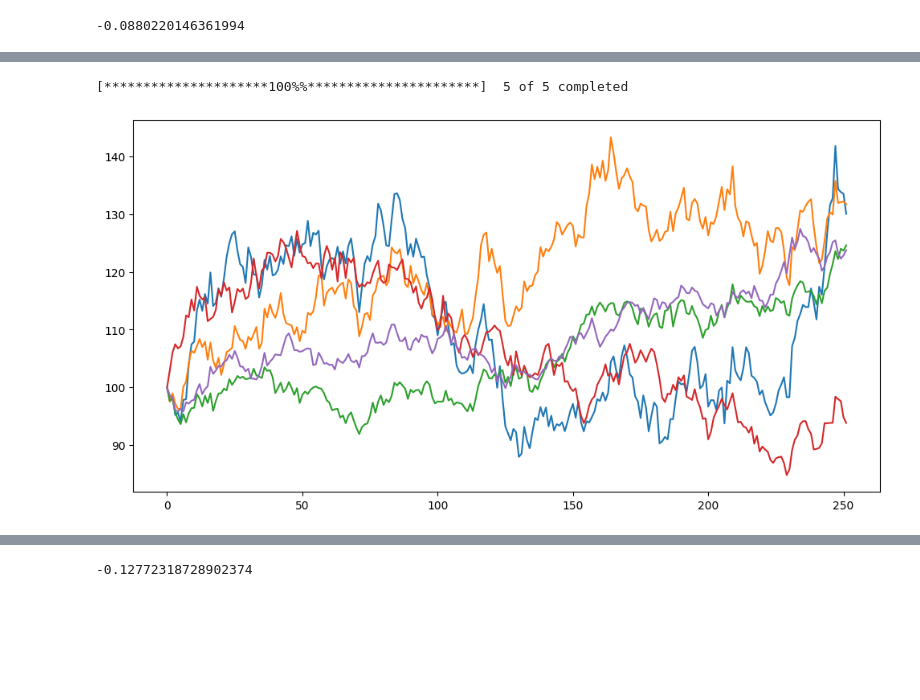
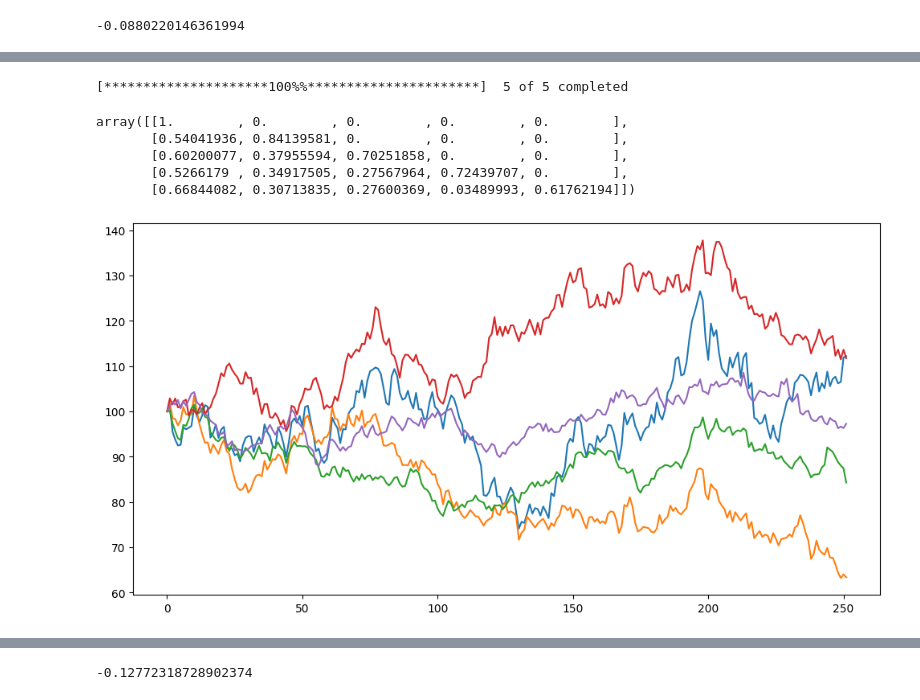
Before and after one commit to Huynh-Tr/MScFE-4, a Jupyter notebook: Derivative Pricing.ipynb, the cells around one changed output, grey strips where cells are left out. Cells and saved outputs as stored; diff of their text form; code cells hidden in the pictures; blank space fills up the shorter version.

```diff
--- a/Derivative Pricing.ipynb
+++ b/Derivative Pricing.ipynb
@@ -1909,6 +1907,3 @@ random_array = np.random.standard_normal(corr.shape[0])
 R@random_array
 # %% [output]
 array([0.49671415, 0.23576379, 0.71117103])
-# %%
-random_array = np.random.standard_normal(num)
-random_array @ R
@@ -1969,21 +1962,30 @@ def simulate_correlation_GBM(df_pct, vol, r=0.001, S0=100.0, T=252):
 tickers = ['AAPL', 'AMZN', 'META', 'GOOG', 'MSFT']
 
 df = yf.download(tickers, start='2013-11-08', period='10y')['Adj Close']
-df_pct = df.pct_change()
-vol = df.pct_change().std()
-corr = df.pct_change().corr()
+df_pct = df.pct_change().dropna()
+vol = df.pct_change().dropna().std()
+corr = df.pct_change().dropna().corr()
 corr
 
 R, RT, stock_array = simulate_correlation_GBM(df_pct, vol, r = 0.01, S0=100.0, T=252)
+R
 # %% [output]
 [*********************100%%**********************]  5 of 5 completed
+array([[1.        , 0.        , 0.        , 0.        , 0.        ],
+       [0.54041936, 0.84139581, 0.        , 0.        , 0.        ],
+       [0.60200077, 0.37955594, 0.70251858, 0.        , 0.        ],
+       [0.5266179 , 0.34917505, 0.27567964, 0.72439707, 0.        ],
+       [0.66844082, 0.30713835, 0.27600369, 0.03489993, 0.61762194]])
 # %%
 fig, ax = plt.subplots(1, 1, figsize = (12,6))
-t = [t for t in range(T)]
+num = len(tickers)
+# print(vol)
+t = [t for t in range(252)]
+# print(t)
 for i in range(num):
     ax.plot(t, stock_array[i]);
 # %% [output]
-[figure, old version]
+[figure, new version]
 # %%
 xA = 0.44
 xB = -1.26
```
Also changed, not shown: parts of 9 cells of this notebook.
